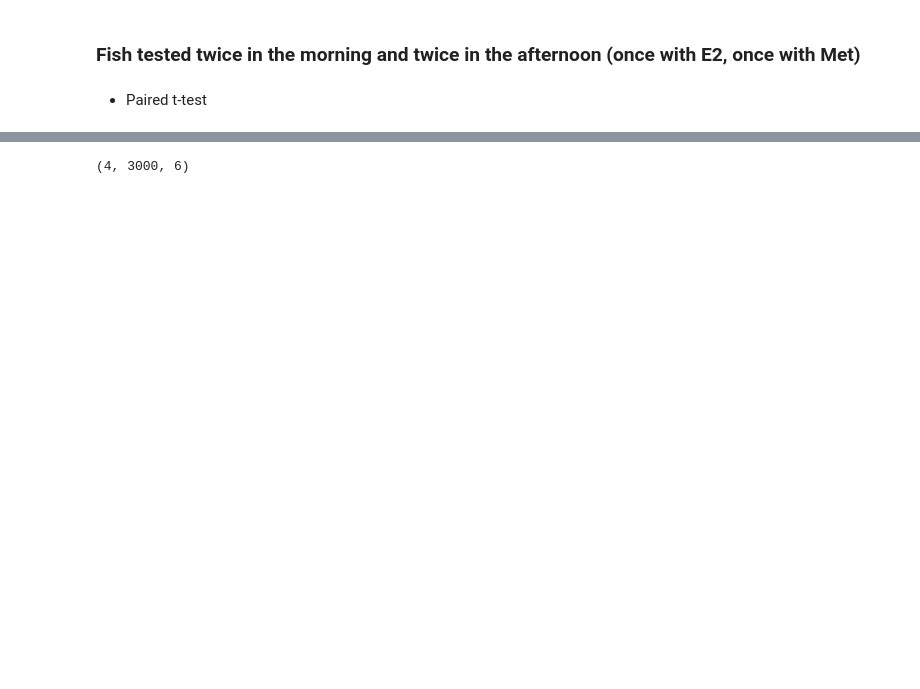
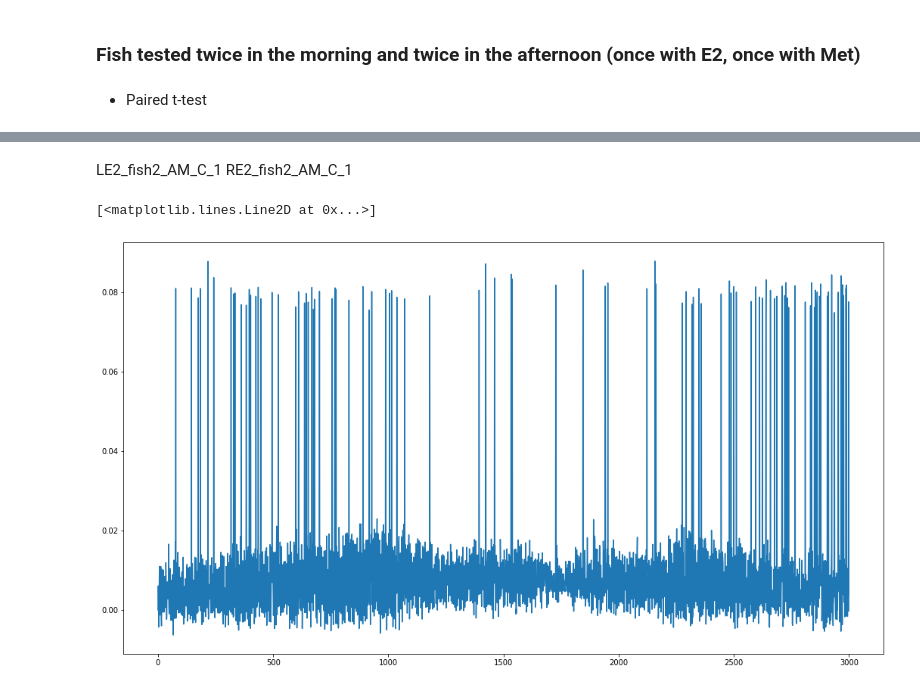
Before and after one commit to katarzyna-kupczyk/Effects-of-Methionine-on-the-OMR-in-Zebrafish-Larvae, a Jupyter notebook: notebooks/Matched Fish (E2_Met).ipynb, the cells around one changed output, grey strips where cells are left out. Cells and saved outputs as stored; diff of their text form; code cells hidden in the pictures; blank space fills up the shorter version.

```diff
--- a/notebooks/Matched Fish (E2_Met).ipynb
+++ b/notebooks/Matched Fish (E2_Met).ipynb
@@ -164,0 +171,9 @@ pd.DataFrame(LE2_fish1_PM_C_1)
+# %% [markdown]
+LE2_fish2_AM_C_1
+RE2_fish2_AM_C_1
+# %%
+plt.subplots(1,1,figsize=(18,10))
+plt.plot(RE2_fish2_AM_C_100[:,4])
+# %% [output]
+[<matplotlib.lines.Line2D at 0x...>]
+[figure, added]
@@ -172,7 +196,3 @@ for medium in ['E2','Me']:
             exec(f'combined_{flow}_{medium}_{contrast}_PM =\
                 combine_fish_data({flow}{medium}_fish1_PM_{contrast},{flow}{medium}_fish2_PM_{contrast},\
                 {flow}{medium}_fish3_PM_{contrast},{flow}{medium}_fish4_PM_{contrast})')
-# %%
-combined_L_E2_C_1_PM.shape
-# %% [output]
-(4, 3000, 6)
```
Also changed, not shown: parts of 9 cells of this notebook, 13 other files.
